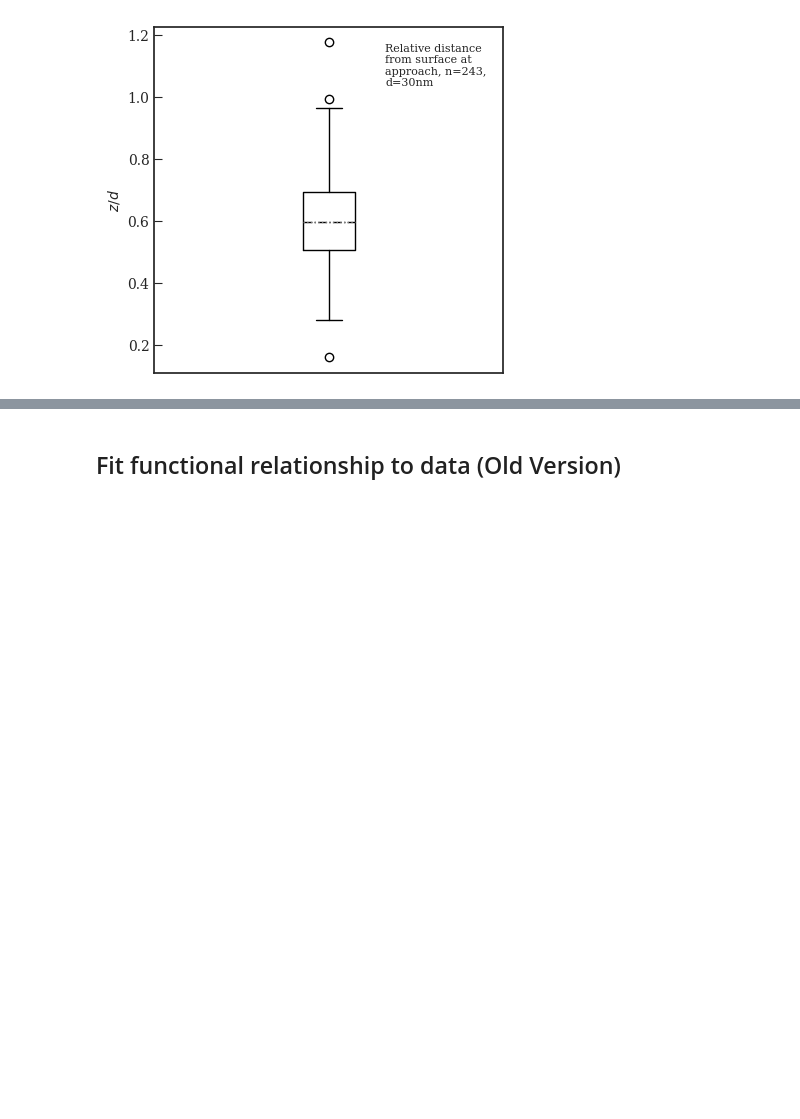
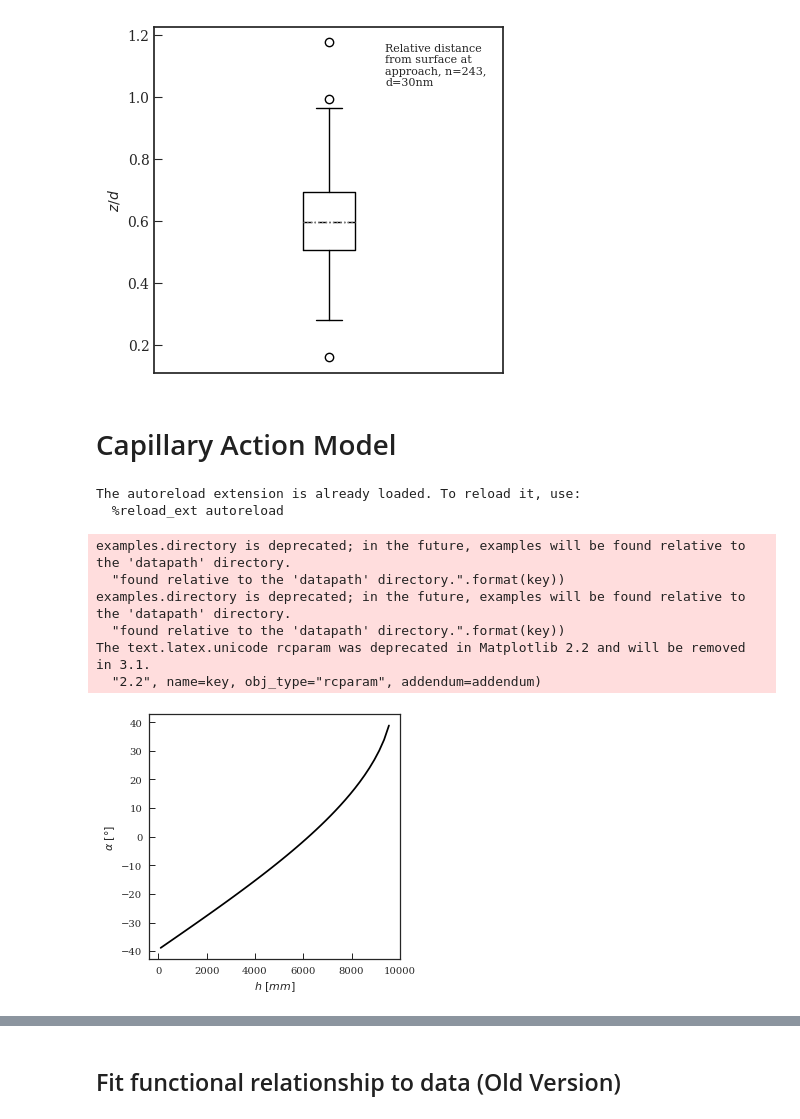
Before and after one commit to martinholub/sicm, a Jupyter notebook: notebooks/model.ipynb, the cells around one changed output, grey strips where cells are left out. Drawn from its saved outputs; the diff is of its cells as text; code cells hidden in the pictures; blank space fills up the shorter version.

Commit message:
Pipette Model

```diff
--- a/notebooks/model.ipynb
+++ b/notebooks/model.ipynb
@@ -242,3 +241,34 @@ examples.directory is deprecated; in the future, examples will be found relative
 The text.latex.unicode rcparam was deprecated in Matplotlib 2.2 and will be removed in 3.1.
   "2.2", name=key, obj_type="rcparam", addendum=addendum)
 [figure]
+# %% [markdown]
+# Capillary Action Model
+# %%
+import sys
+sys.path.append("..")
+from sicm.models.model import Pipette, Medium, CapillaryAction
+
+import numpy as np
+
+%load_ext autoreload
+%autoreload 2
+# %% [output]
+The autoreload extension is already loaded. To reload it, use:
+  %reload_ext autoreload
+# %%
+# for theta: https://iopscience.iop.org/article/10.1088/2051-672X/aa6e02/meta
+medium = Medium(theta = 20, gamma = 0.072, rho = 997 - 1.184)
+pipette = Pipette(length = 4e-2, d_body = 200e-6, d_tip = 3e-6, alpha = 5)
+# %%
+ca = CapillaryAction(medium, pipette)
+h_span = np.linspace(1e-1, 2e1, 100)
+alpha_span = ca._calculate_alpha(h_span)
+ca.plot(h_span*1e3, alpha_span, r"$h\ [mm]$", r"$\alpha\ [\degree]$")
+# %% [output]
+examples.directory is deprecated; in the future, examples will be found relative to the 'datapath' directory.
+  "found relative to the 'datapath' directory.".format(key))
+examples.directory is deprecated; in the future, examples will be found relative to the 'datapath' directory.
+  "found relative to the 'datapath' directory.".format(key))
+The text.latex.unicode rcparam was deprecated in Matplotlib 2.2 and will be removed in 3.1.
+  "2.2", name=key, obj_type="rcparam", addendum=addendum)
+[figure, added]
```
Also changed, not shown: parts of 3 cells of this notebook, 1 other file.
